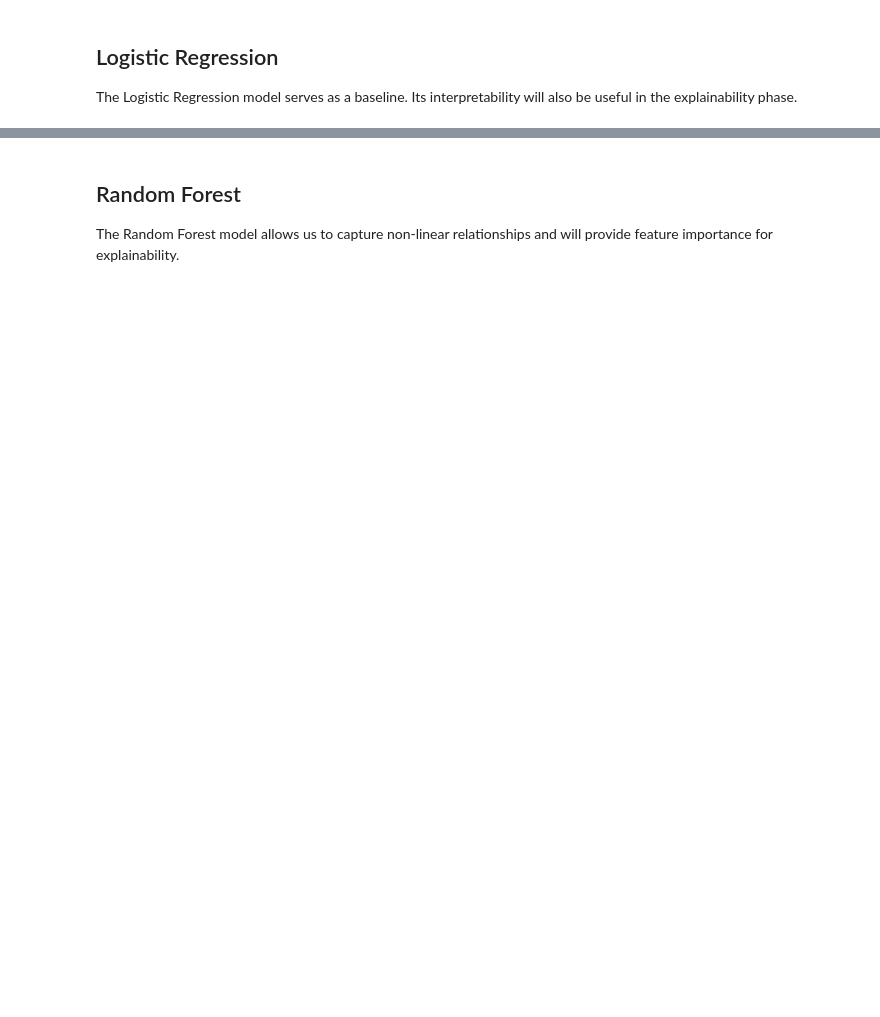
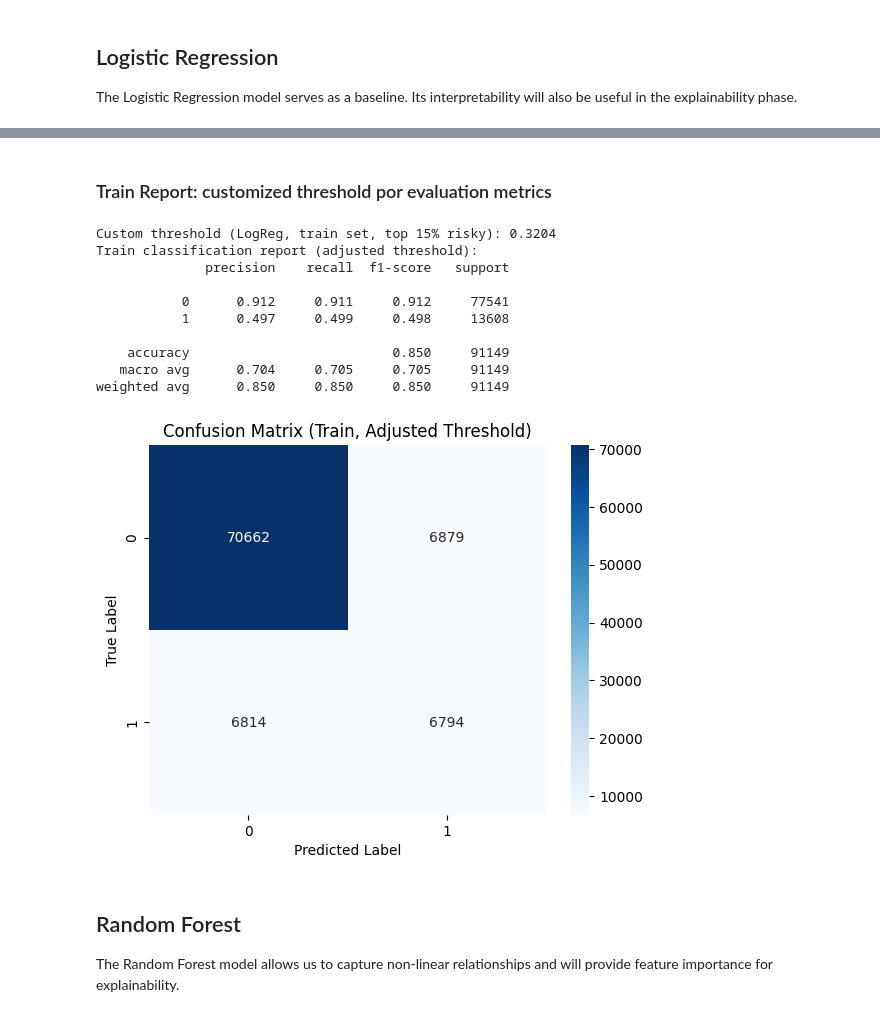
Before and after one commit to celiajimenezreal/tfm-credit-risk-audit, a Jupyter notebook: notebooks/02_modeling.ipynb, the cells around one changed output, grey strips where cells are left out. Drawn from its saved outputs; the diff is of its cells as text; code cells hidden in the pictures; blank space fills up the shorter version.

```diff
--- a/notebooks/02_modeling.ipynb
+++ b/notebooks/02_modeling.ipynb
@@ -72,3 +119,43 @@ AUC: 0.8753526429012229
+# %% [markdown]
+### Train Report: customized threshold por evaluation metrics
+# %%
+# Get default probabilities on training data
+y_prob_train = log_model.predict_proba(X_train)[:, 1]
+
+# Set threshold at 85th percentile (top 15% most risky)
+threshold_train = np.quantile(y_prob_train, 0.85)
+
+# Apply custom threshold
+y_pred_train_adjusted = (y_prob_train >= threshold_train).astype(int)
+
+# Evaluation
+from sklearn.metrics import classification_report, confusion_matrix
+print(f"Custom threshold (LogReg, train set, top 15% risky): {threshold_train:.4f}")
+print("Train classification report (adjusted threshold):")
+print(classification_report(y_train, y_pred_train_adjusted, digits=3))
+
+# Confusion matrix
+import seaborn as sns
+import matplotlib.pyplot as plt
+
+cm_train = confusion_matrix(y_train, y_pred_train_adjusted)
+sns.heatmap(cm_train, annot=True, fmt='d', cmap='Blues')
+plt.title("Confusion Matrix (Train, Adjusted Threshold)")
+plt.xlabel("Predicted Label")
+plt.ylabel("True Label")
+plt.show()
+# %% [output]
+Custom threshold (LogReg, train set, top 15% risky): 0.3204
+Train classification report (adjusted threshold):
+              precision    recall  f1-score   support
+
+           0      0.912     0.911     0.912     77541
+           1      0.497     0.499     0.498     13608
+
+    accuracy                          0.850     91149
+   macro avg      0.704     0.705     0.705     91149
+weighted avg      0.850     0.850     0.850     91149
+[figure, added]
 # %% [markdown]
 ## Random Forest
 The Random Forest model allows us to capture non-linear relationships
```
Also changed, not shown: parts of 20 cells of this notebook, 1 other file.
